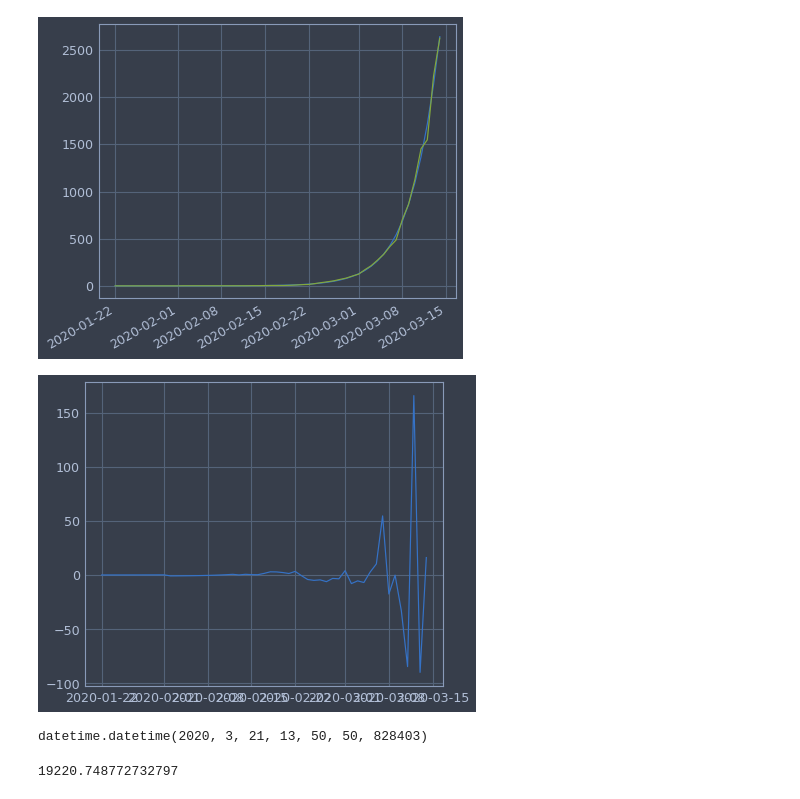
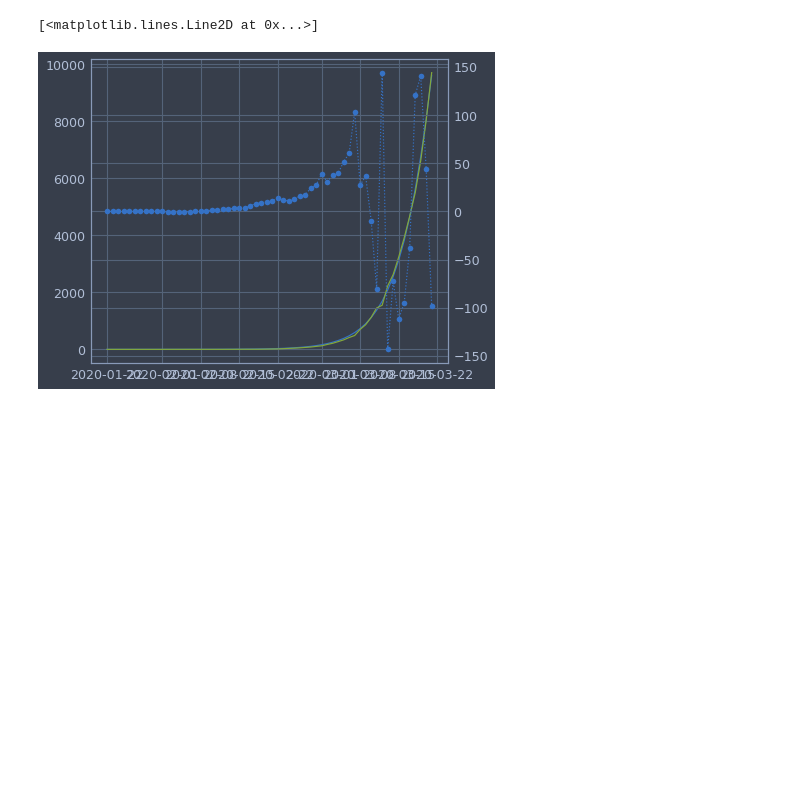
Before and after one commit to pcjedi/notebooks, a Jupyter notebook: corona.ipynb, the cells around one changed output. Cells and saved outputs as stored; diff of their text form; code cells hidden in the pictures; blank space fills up the shorter version.

```diff
--- a/corona.ipynb
+++ b/corona.ipynb
@@ -94,25 +80,3 @@ popt, pcov = curve_fit(f = sigmoid,
                        ydata = df_exchina.T.sum(),
                        p0 = (sat, td, velo)
                       )
-# %%
-y_fit = sigmoid(x, *list(popt))
-
-
-plt.plot(x, y_fit)
-df_exchina.T.sum().plot()
-plt.show()
-
-plt.plot(x, y_fit - df_exchina.T.sum())
-plt.show()
-# %% [output]
-[figure, removed]
-[figure, removed]
-# %%
-t = popt[1] * 1e10
-datetime.datetime.fromtimestamp(t)
-# %% [output]
-datetime.datetime(2020, 3, 21, 13, 50, 50, 828403)
-# %%
-popt[0] * 1e5
-# %% [output]
-19220.748772732797
@@ -118,0 +85,11 @@ popt[0] * 1e5
+# %%
+fig, ax1 = plt.subplots()
+
+ax1.plot(x, y_fit)
+ax1.plot(x, df_exchina.T.sum())
+
+ax2 = ax1.twinx()
+ax2.plot(x, y_fit - df_exchina.T.sum(), "o:")
+# %% [output]
+[<matplotlib.lines.Line2D at 0x...>]
+[figure, added]
```
Also changed, not shown: parts of 14 cells of this notebook, 2 other files.
